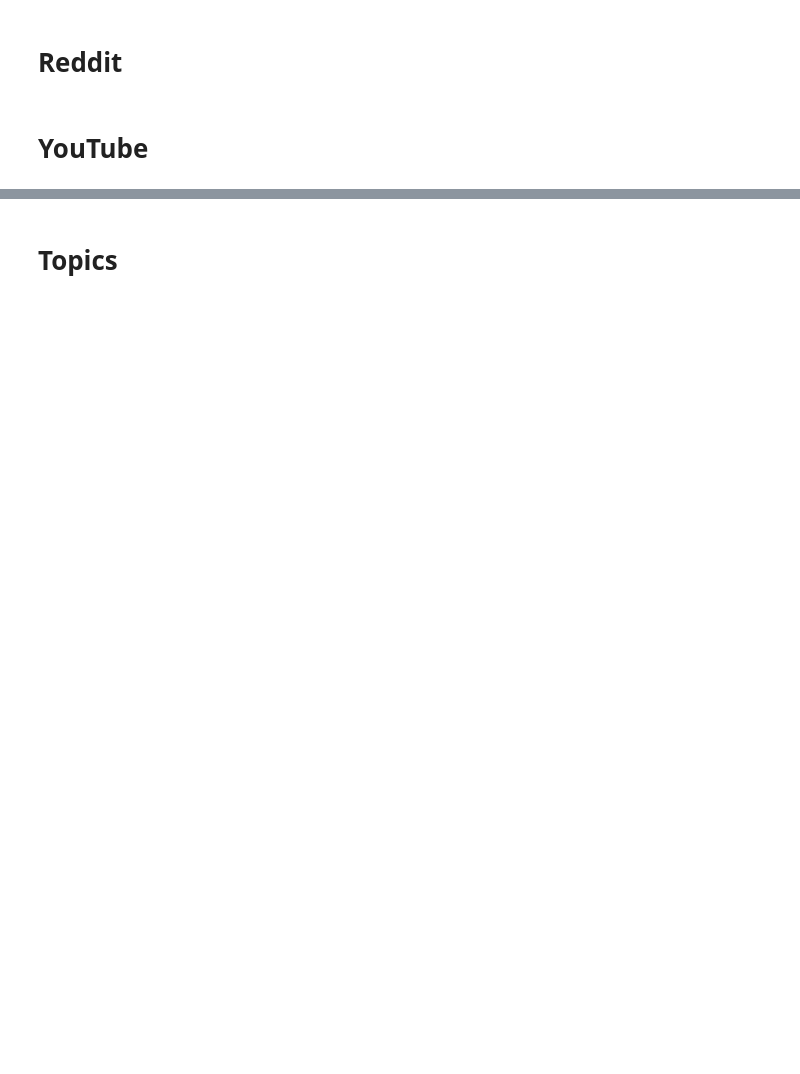
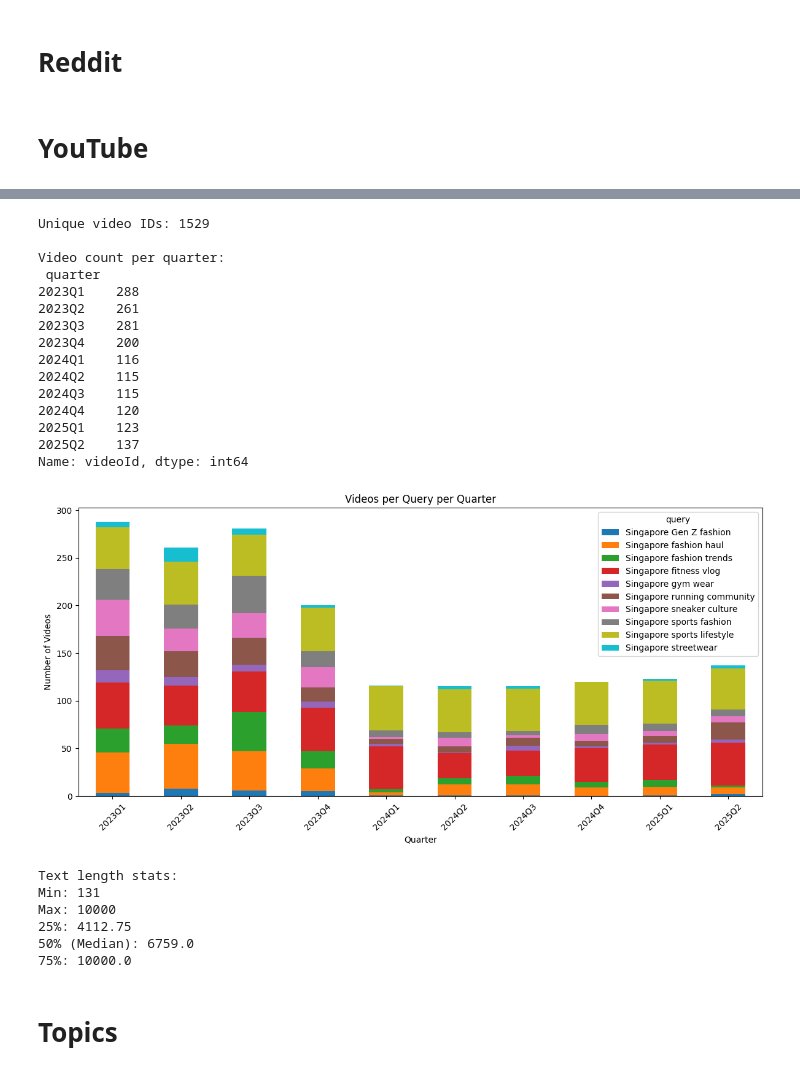
Before and after one commit to philipstevens/drizzlin-mvp, a Jupyter notebook: Drizlin.ipynb, the cells around one changed output, grey strips where cells are left out. Cells and saved outputs as stored; diff of their text form; code cells hidden in the pictures; blank space fills up the shorter version.

```diff
--- a/Drizlin.ipynb
+++ b/Drizlin.ipynb
@@ -309,2 +327,60 @@ Query: 'track and field', Quarter: 2025-04-01 to 2025-06-22 — 3 entries added
+# %%
+import pandas as pd
+import matplotlib.pyplot as plt
+
+# Load the DataFrame (if not already loaded)
+yt_df = pd.read_csv("youtube_raw_data.csv")
+
+# --- 1. Count unique video ids
+unique_videos = yt_df['videoId'].nunique()
+print("Unique video IDs:", unique_videos)
+
+# --- 2. Count per quarter from date
+yt_df['date'] = pd.to_datetime(yt_df['date'])
+yt_df['quarter'] = yt_df['date'].dt.to_period('Q').astype(str)
+quarter_counts = yt_df.groupby('quarter')['videoId'].count()
+print("\nVideo count per quarter:\n", quarter_counts)
+
+# --- 3. Plot per search query per quarter
+query_quarter_counts = yt_df.groupby(['query', 'quarter']).size().unstack(fill_value=0)
+query_quarter_counts.T.plot(kind='bar', figsize=(12, 6), stacked=True)
+plt.title("Videos per Query per Quarter")
+plt.xlabel("Quarter")
+plt.ylabel("Number of Videos")
+plt.xticks(rotation=45)
+plt.tight_layout()
+plt.show()
+
+# --- 4. Quartiles of text length
+text_lengths = yt_df['text'].astype(str).str.len()
+print("\nText length stats:")
+print("Min:", text_lengths.min())
+print("Max:", text_lengths.max())
+print("25%:", text_lengths.quantile(0.25))
+print("50% (Median):", text_lengths.median())
+print("75%:", text_lengths.quantile(0.75))
+# %% [output]
+Unique video IDs: 1529
+
+Video count per quarter:
+ quarter
+2023Q1    288
+2023Q2    261
+2023Q3    281
+2023Q4    200
+2024Q1    116
+2024Q2    115
+2024Q3    115
+2024Q4    120
+2025Q1    123
+2025Q2    137
+Name: videoId, dtype: int64
+[figure, added]
+Text length stats:
+Min: 131
+Max: 10000
+25%: 4112.75
+50% (Median): 6759.0
+75%: 10000.0
 # %% [markdown]
 # Topics
```
Also changed, not shown: parts of 33 cells of this notebook.
